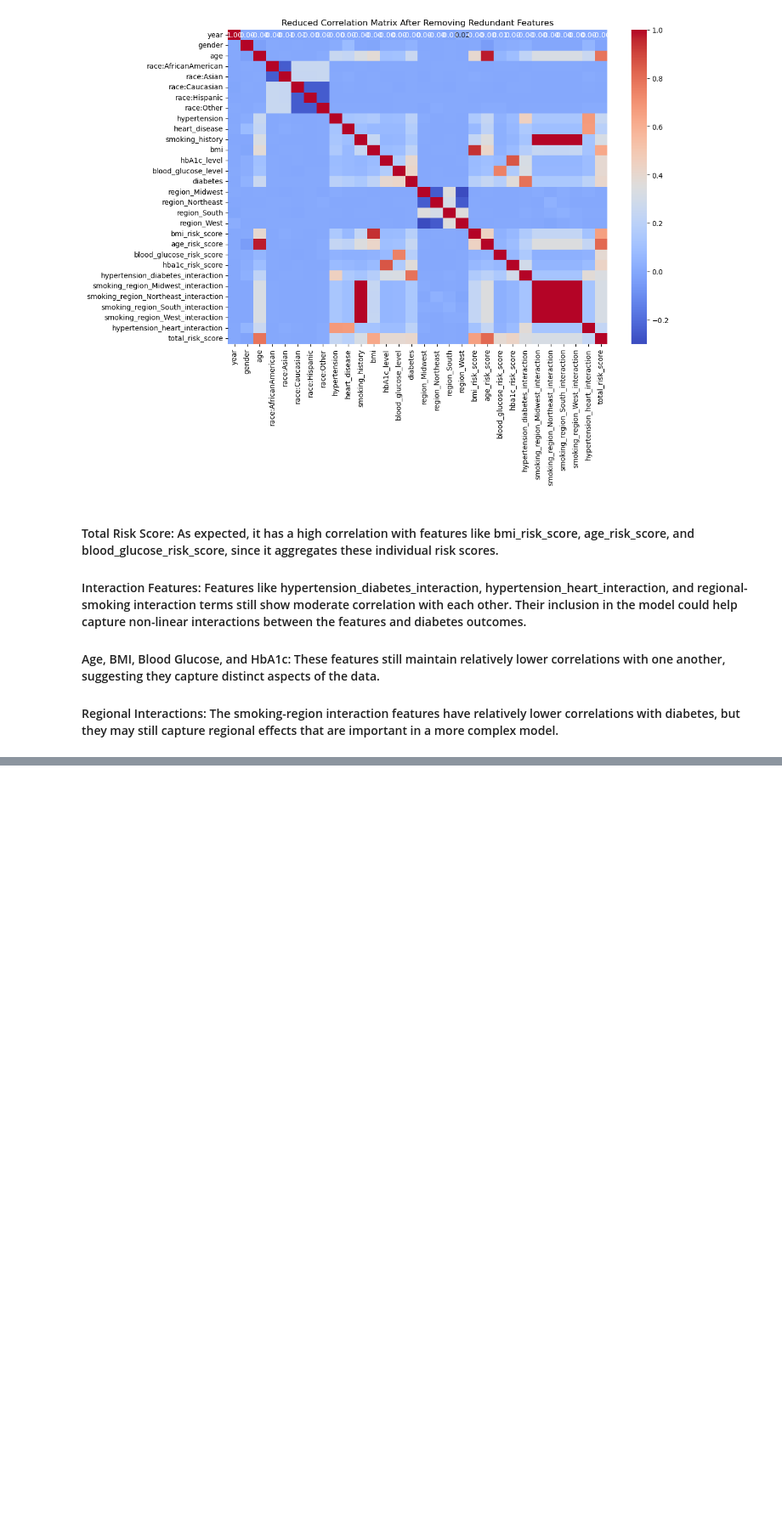
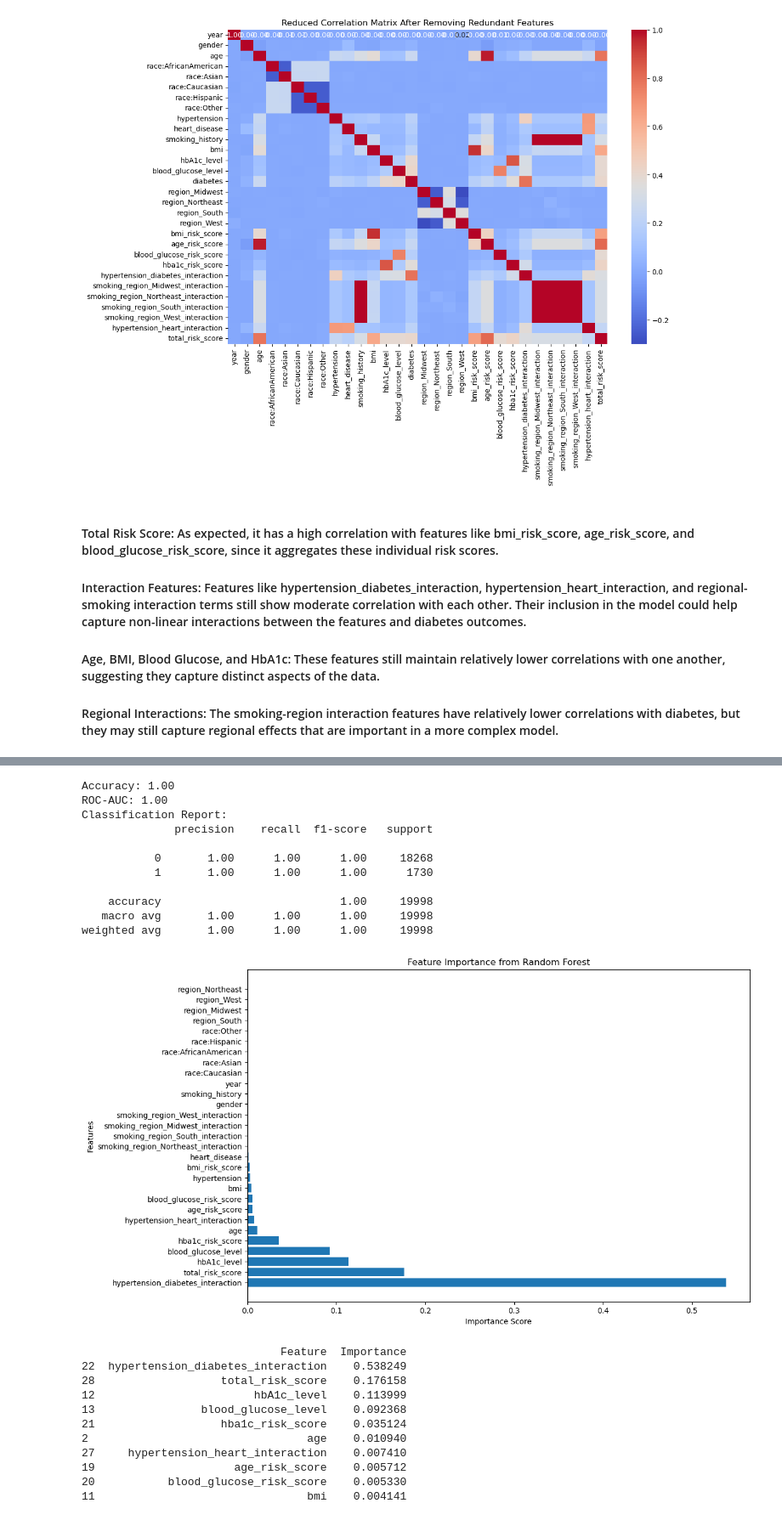
Before and after one commit to yadavLakshay/SDS-CP011-predicting-diabetes, a Jupyter notebook: notebooks/hemant-gulati/hemant_predicting_diabetes.ipynb, the cells around one changed output, grey strips where cells are left out. Shown at 85% size. Saved outputs shown, nothing was run; the diff lists cells and outputs as text; code cells hidden in the pictures; blank space fills up the shorter version.

```diff
--- a/notebooks/hemant-gulati/hemant_predicting_diabetes.ipynb
+++ b/notebooks/hemant-gulati/hemant_predicting_diabetes.ipynb
@@ -1235,0 +1735,76 @@ plt.show()
+# %%
+# Define X and y (after redundant feature removal)
+X = df_reduced.drop('diabetes', axis=1)
+y = df_reduced['diabetes']
+
+# Split the data into training and testing sets
+X_train, X_test, y_train, y_test = train_test_split(X, y, test_size=0.2, random_state=42)
+
+# Initialize the StandardScaler to scale the data
+scaler = StandardScaler()
+
+# Scale the training and testing data
+X_train_scaled = scaler.fit_transform(X_train)
+X_test_scaled = scaler.transform(X_test)
+
+# Train a Random Forest classifier
+rf_model = RandomForestClassifier(random_state=42)
+rf_model.fit(X_train_scaled, y_train)
+
+# Make predictions on the test set
+y_pred_rf = rf_model.predict(X_test_scaled)
+
+# Evaluate the model
+accuracy_rf = accuracy_score(y_test, y_pred_rf)
+roc_auc_rf = roc_auc_score(y_test, rf_model.predict_proba(X_test_scaled)[:, 1])
+classification_report_rf = classification_report(y_test, y_pred_rf)
+
+# Display results
+print(f"Accuracy: {accuracy_rf:.2f}")
+print(f"ROC-AUC: {roc_auc_rf:.2f}")
+print("Classification Report:")
+print(classification_report_rf)
+
+# Feature importance from Random Forest
+importance_scores = rf_model.feature_importances_
+
+# Create a DataFrame for feature importance
+feature_importance_df = pd.DataFrame({
+    'Feature': X.columns,
+    'Importance': importance_scores
+}).sort_values(by='Importance', ascending=False)
+
+# Plot the feature importance
+plt.figure(figsize=(12, 8))
+plt.barh(feature_importance_df['Feature'], feature_importance_df['Importance'])
+plt.title('Feature Importance from Random Forest')
+plt.xlabel('Importance Score')
+plt.ylabel('Features')
+plt.show()
+
+# Display the top features
+print(feature_importance_df.head(10))
+# %% [output]
+Accuracy: 1.00
+ROC-AUC: 1.00
+Classification Report:
+              precision    recall  f1-score   support
+
+           0       1.00      1.00      1.00     18268
+           1       1.00      1.00      1.00      1730
+
+    accuracy                           1.00     19998
+   macro avg       1.00      1.00      1.00     19998
+weighted avg       1.00      1.00      1.00     19998
+[figure, added]
+                              Feature  Importance
+22  hypertension_diabetes_interaction    0.538249
+28                   total_risk_score    0.176158
+12                        hbA1c_level    0.113999
+13                blood_glucose_level    0.092368
+21                   hba1c_risk_score    0.035124
+2                                 age    0.010940
+27     hypertension_heart_interaction    0.007410
+19                     age_risk_score    0.005712
+20           blood_glucose_risk_score    0.005330
+11                                bmi    0.004141
```
Also changed, not shown: parts of 29 cells of this notebook.
